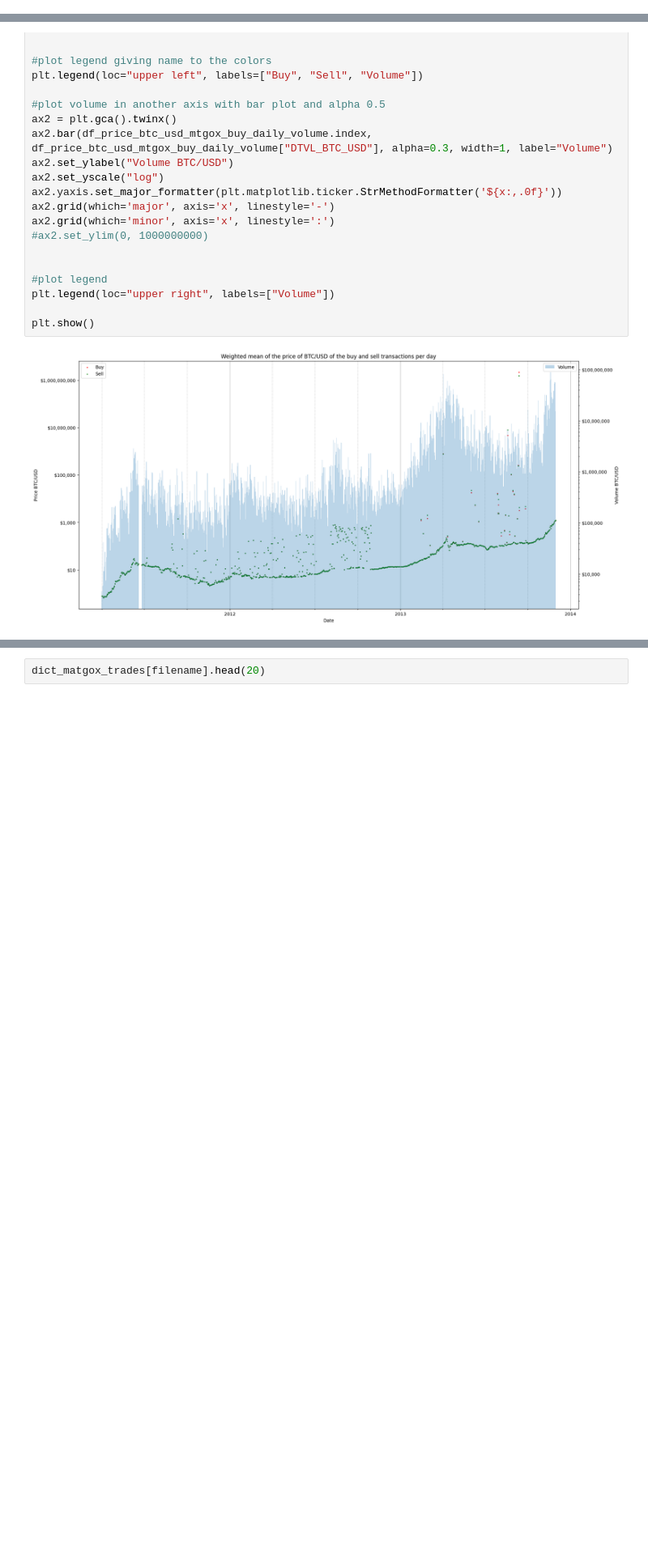
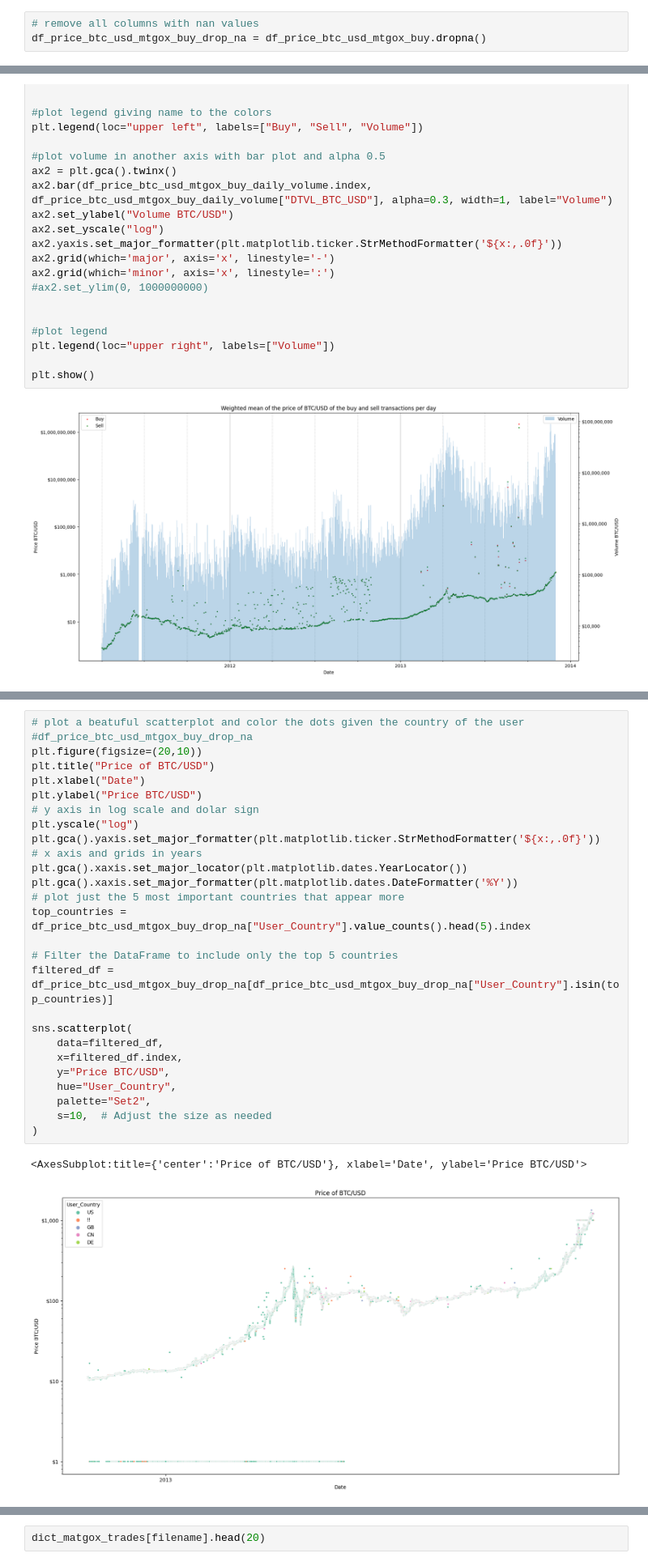
Before and after one commit to Moises-mfg/Analise-exploratoria-blockchain-Bitcoin, a Jupyter notebook: mtgox_analisys.ipynb, the cells around one changed output, grey strips where cells are left out. Shown at 81% size. Saved outputs shown, nothing was run; the diff lists cells and outputs as text; blank space fills up the shorter version.

```diff
--- a/mtgox_analisys.ipynb
+++ b/mtgox_analisys.ipynb
@@ -132,6 +152,9 @@ df_price_btc_usd_mtgox = pd.DataFrame(pd.concat([dict_matgox_trades[filename][["
 #Create a data frame with all transactions buy and onother with all transactions sell
 df_price_btc_usd_mtgox_buy = df_price_btc_usd_mtgox[df_price_btc_usd_mtgox["Type"] == "buy"]
 df_price_btc_usd_mtgox_sell = df_price_btc_usd_mtgox[df_price_btc_usd_mtgox["Type"] == "sell"]
+# %%
+# remove all columns with nan values
+df_price_btc_usd_mtgox_buy_drop_na = df_price_btc_usd_mtgox_buy.dropna()
 # %%
 
 # Group by date and calculate the weighted mean
@@ -289,0 +332,30 @@ plt.show()
+# %%
+# plot a beatuful scatterplot and color the dots given the country of the user
+#df_price_btc_usd_mtgox_buy_drop_na
+plt.figure(figsize=(20,10))
+plt.title("Price of BTC/USD")
+plt.xlabel("Date")
+plt.ylabel("Price BTC/USD")
+# y axis in log scale and dolar sign
+plt.yscale("log")
+plt.gca().yaxis.set_major_formatter(plt.matplotlib.ticker.StrMethodFormatter('${x:,.0f}'))
+# x axis and grids in years
+plt.gca().xaxis.set_major_locator(plt.matplotlib.dates.YearLocator())
+plt.gca().xaxis.set_major_formatter(plt.matplotlib.dates.DateFormatter('%Y'))
+# plot just the 5 most important countries that appear more
+top_countries = df_price_btc_usd_mtgox_buy_drop_na["User_Country"].value_counts().head(5).index
+
+# Filter the DataFrame to include only the top 5 countries
+filtered_df = df_price_btc_usd_mtgox_buy_drop_na[df_price_btc_usd_mtgox_buy_drop_na["User_Country"].isin(top_countries)]
+
+sns.scatterplot(
+    data=filtered_df,
+    x=filtered_df.index,
+    y="Price BTC/USD",
+    hue="User_Country",
+    palette="Set2",
+    s=10,  # Adjust the size as needed
+)
+# %% [output]
+<AxesSubplot:title={'center':'Price of BTC/USD'}, xlabel='Date', ylabel='Price BTC/USD'>
+[figure, added]
```
Also changed, not shown: parts of 6 cells of this notebook, 2 other files.
